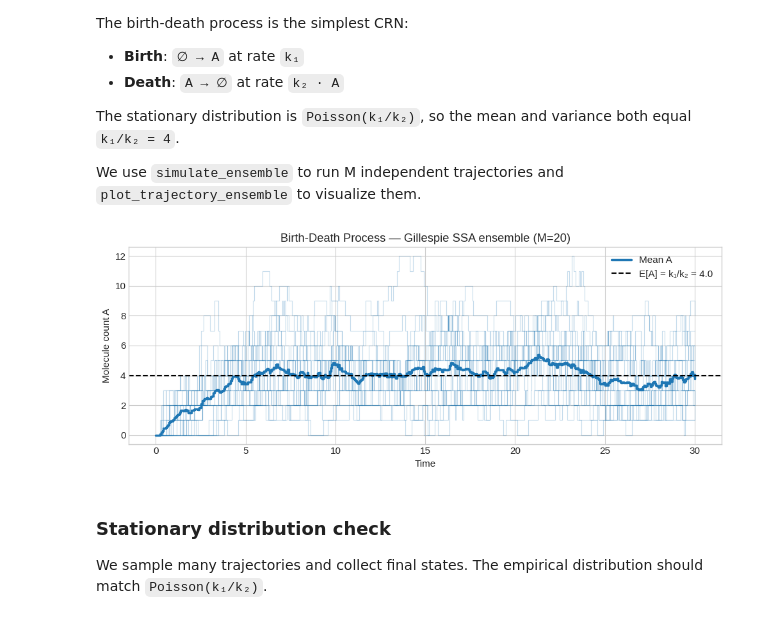
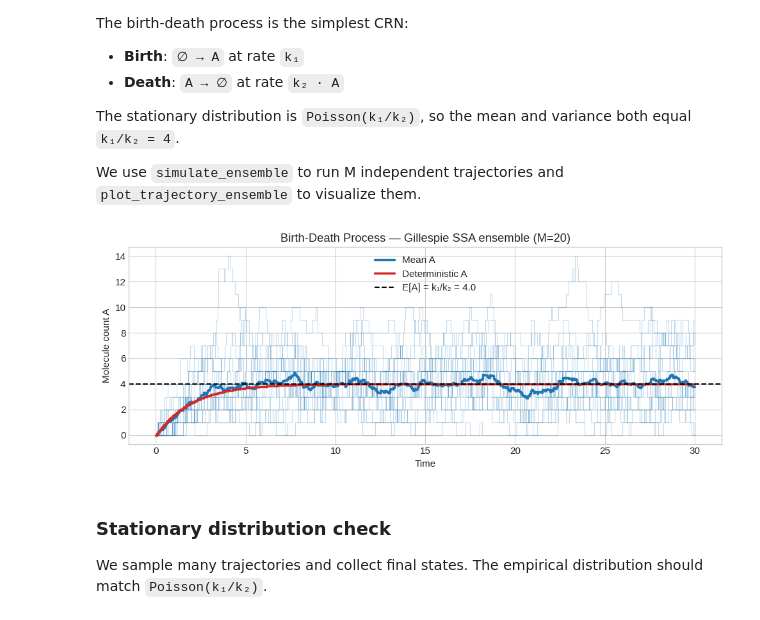
Before and after one commit to Mijan/CRN_Surrogate, a Jupyter notebook: notebooks/foundations/01_crn_and_simulation.ipynb, the cells around one changed output. Cells and saved outputs as stored; diff of their text form; code cells hidden in the pictures.

Commit message:
added deterministic simulations

```diff
--- a/notebooks/foundations/01_crn_and_simulation.ipynb
+++ b/notebooks/foundations/01_crn_and_simulation.ipynb
@@ -19,7 +19,7 @@ from pathlib import Path
 sys.path.insert(0, str(Path("..").resolve()))
 
 from _shared.plotting import setup_style, plot_trajectory_ensemble
-from crn_surrogate.simulation import GillespieSSA, Trajectory, O
+from crn_surrogate.simulation import GillespieSSA, Trajectory, ODESimulator
 
 setup_style()
 
@@ -28,7 +28,8 @@ import numpy as np
 import matplotlib.pyplot as plt
 from scipy.stats import poisson
 
-ssa = GillespieSSA()
+ssa_simulator = GillespieSSA()
+ode_simulator = ODESimulator()
 # %% [markdown]
 ## 1. CRN Basics
 
@@ -81,31 +82,36 @@ We use `simulate_ensemble` to run M independent trajectories and `plot_trajector
 # %%
 t_max = 30.0
 time_grid = torch.linspace(0.0, t_max, 500)
-states = Trajectory.stack_on_grid(
-    ssa.simulate_batch(
+states_ssa = Trajectory.stack_on_grid(
+    ssa_simulator.simulate_batch(
         stoichiometry=crn_bd.stoichiometry_matrix,
         propensity_fn=crn_bd.evaluate_propensities,
         initial_state=torch.tensor([0.0]),
         t_max=t_max,
         n_trajectories=20,
         n_workers=1,
     ),
     time_grid,
 ).numpy()
 t_grid = time_grid.numpy()
 # states: (M, T, n_species)
 
+states_ode = ode_simulator.simulate(crn_bd, torch.tensor([0.0]), t_max=t_max, n_trajectories=1, time_grid=time_grid).numpy()
+
+
+
 fig, ax = plt.subplots(figsize=(10, 4))
-plot_trajectory_ensemble(ax, t_grid, states, species_idx=0, color="tab:blue", label="Mean A")
+plot_trajectory_ensemble(ax, t_grid, states_ssa, species_idx=0, color="tab:blue", label="Mean A")
+plot_trajectory_ensemble(ax, t_grid, states_ode, species_idx=0, color="tab:red", label="Deterministic A")
 ax.axhline(k1 / k2, color="black", linestyle="--", linewidth=1.5, label=f"E[A] = k₁/k₂ = {k1/k2}")
 ax.set_xlabel("Time")
 ax.set_ylabel("Molecule count A")
 ax.set_title("Birth-Death Process — Gillespie SSA ensemble (M=20)")
 ax.legend()
 plt.tight_layout()
 plt.show()
 # %% [output]
-[figure, old version]
+[figure, new version]
 # %% [markdown]
 ### Stationary distribution check
 
```
Also changed, not shown: parts of 7 cells of this notebook.
